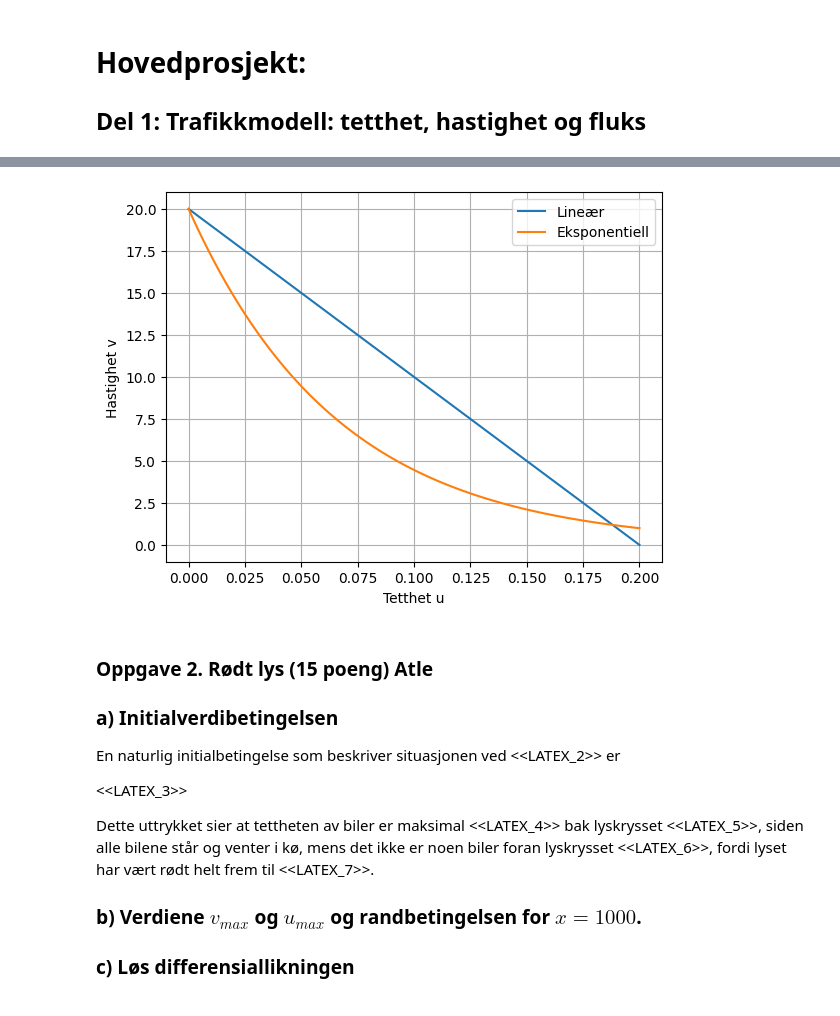
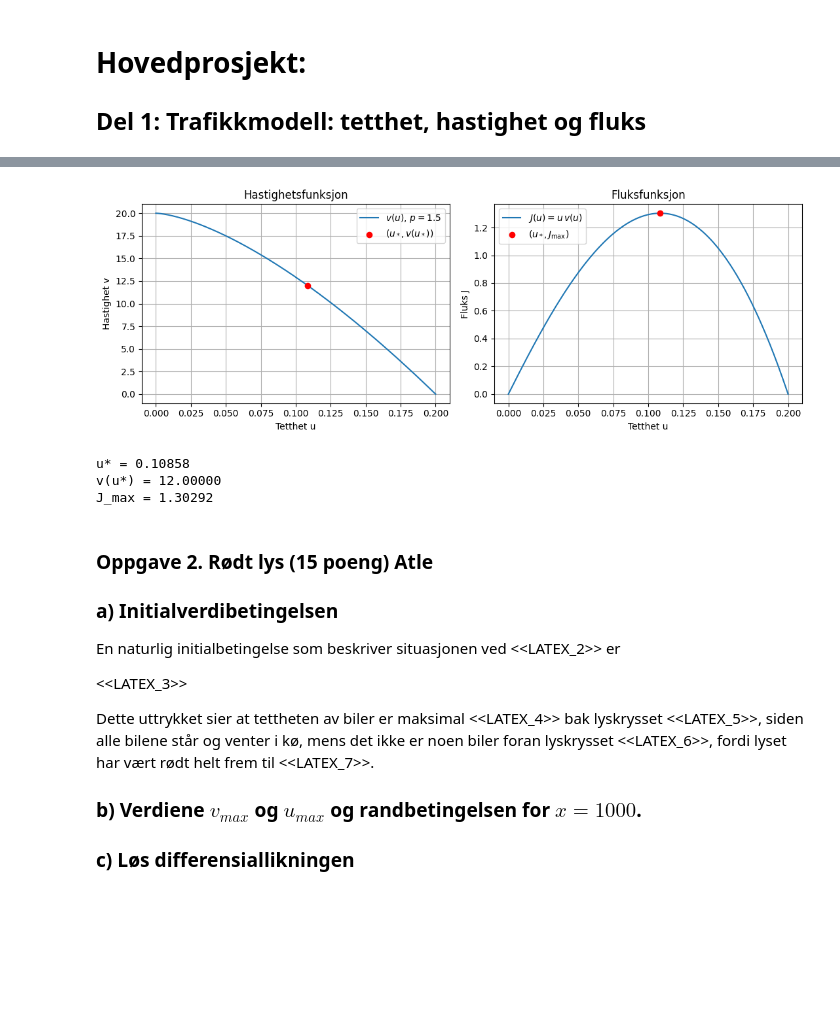
Before and after one commit to MatteMappe/MatteMappe, a Jupyter notebook: Rapport.ipynb, the cells around one changed output, grey strips where cells are left out. Drawn from its saved outputs; the diff is of its cells as text; code cells hidden in the pictures; blank space fills up the shorter version.

```diff
--- a/Rapport.ipynb
+++ b/Rapport.ipynb
@@ -153,28 +153,57 @@ Hvis vi skriver likningen på kvasilineær form, blir det
 $$
 u_t+v_{\max}\left(1-(p+1)\left(\frac{u}{u_{\max}}\right)^p\right)u_x=0.
 $$
-# %%
-import numpy as np
-import matplotlib.pyplot as plt
-
-v_max = 20
-u_max = 0.2
-u0 = u_max/3
-
-u = np.linspace(0, u_max, 100)
-
-v1 = v_max * (1 - u/u_max)
-v2 = v_max * np.exp(-u/u0)
-
-plt.plot(u, v1, label='Lineær')
-plt.plot(u, v2, label='Eksponentiell')
-plt.xlabel('Tetthet u')
-plt.ylabel('Hastighet v')
-plt.legend()
-plt.grid()
-plt.show()
-# %% [output]
-[figure, removed]
+# %%
+import numpy as np
+import matplotlib.pyplot as plt
+
+# Parametre i modellen
+v_max = 20
+u_max = 0.2
+p = 1.5
+
+# Tetthet
+u = np.linspace(0, u_max, 400)
+
+# Hastighet og fluks
+v = v_max * (1 - (u / u_max)**p)
+J = u * v
+
+# Teoretisk punkt for maksimal fluks
+u_star = u_max * (1 / (p + 1))**(1 / p)
+v_star = v_max * p / (p + 1)
+J_star = u_star * v_star
+
+# Plot
+fig, (ax1, ax2) = plt.subplots(1, 2, figsize=(11, 4))
+
+ax1.plot(u, v, label=fr'$v(u)$, $p={p}$')
+ax1.scatter([u_star], [v_star], color='red', zorder=3, label=r'$(u_*, v(u_*))$')
+ax1.set_xlabel('Tetthet u')
+ax1.set_ylabel('Hastighet v')
+ax1.set_title('Hastighetsfunksjon')
+ax1.grid(True)
+ax1.legend()
+
+ax2.plot(u, J, label=r'$J(u)=u\,v(u)$')
+ax2.scatter([u_star], [J_star], color='red', zorder=3, label=r'$(u_*, J_{\max})$')
+ax2.set_xlabel('Tetthet u')
+ax2.set_ylabel('Fluks J')
+ax2.set_title('Fluksfunksjon')
+ax2.grid(True)
+ax2.legend()
+
+plt.tight_layout()
+plt.show()
+
+print(f'u* = {u_star:.5f}')
+print(f'v(u*) = {v_star:.5f}')
+print(f'J_max = {J_star:.5f}')
+# %% [output]
+[figure, added]
+u* = 0.10858
+v(u*) = 12.00000
+J_max = 1.30292
 # %% [markdown]
 ### Oppgave 2. Rødt lys (15 poeng) Atle
 
```
Also changed, not shown: parts of 1 cell of this notebook.
